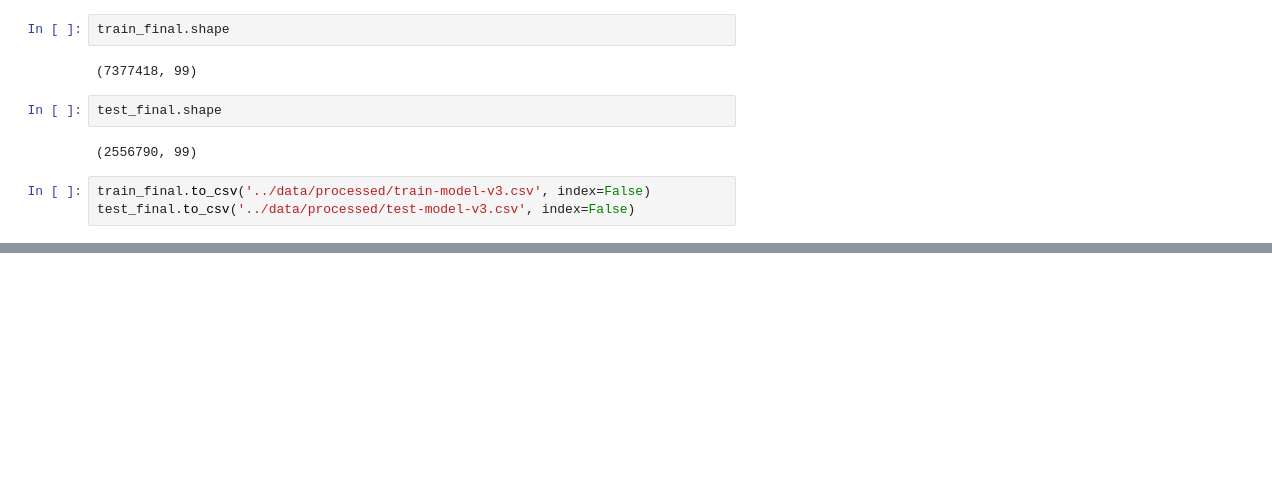
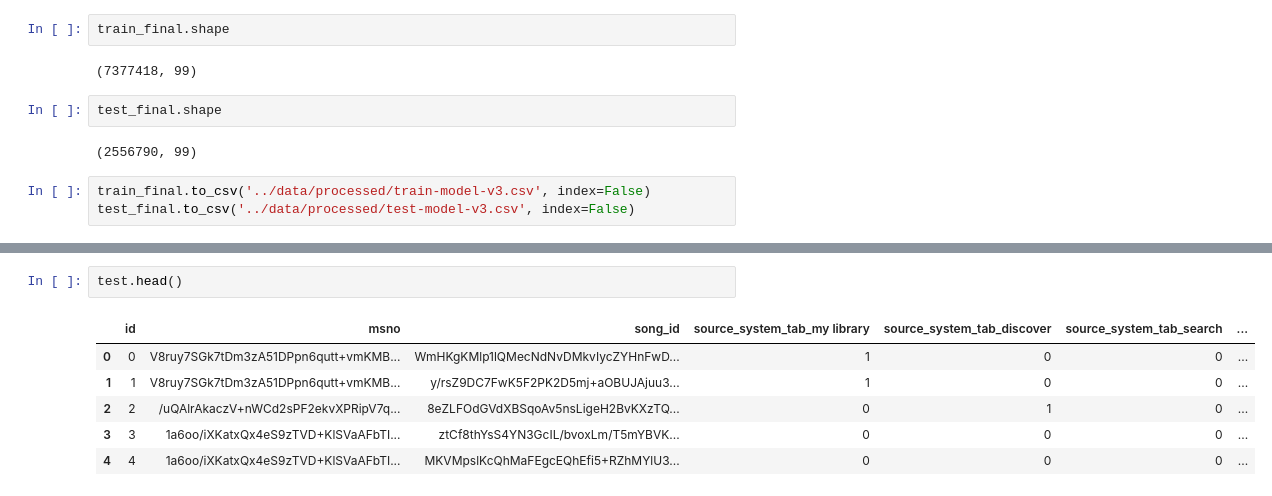
Before and after one commit to dhsong95/kaggle-kkbox-music-recommendation-challenge, a Jupyter notebook: model/Model-V3-NMF-AUC-Model.ipynb, the cells around one changed output, grey strips where cells are left out. Cells and saved outputs as stored; diff of their text form; blank space fills up the shorter version.

```diff
--- a/model/Model-V3-NMF-AUC-Model.ipynb
+++ b/model/Model-V3-NMF-AUC-Model.ipynb
@@ -753,0 +1071,9 @@ test_final.to_csv('../data/processed/test-model-v3.csv', index=False)
+# %%
+test.head()
+# %% [output]
+|  | id | msno | song_id | source_system_tab_my library | source_system_tab_discover | source_system_tab_search | ... |
+| 0 | 0 | V8ruy7SGk7tDm3zA51DPpn6qutt+vmKMB... | WmHKgKMlp1lQMecNdNvDMkvIycZYHnFwD... | 1 | 0 | 0 | ... |
+| 1 | 1 | V8ruy7SGk7tDm3zA51DPpn6qutt+vmKMB... | y/rsZ9DC7FwK5F2PK2D5mj+aOBUJAjuu3... | 1 | 0 | 0 | ... |
+| 2 | 2 | /uQAlrAkaczV+nWCd2sPF2ekvXPRipV7q... | 8eZLFOdGVdXBSqoAv5nsLigeH2BvKXzTQ... | 0 | 1 | 0 | ... |
+| 3 | 3 | 1a6oo/iXKatxQx4eS9zTVD+KlSVaAFbTI... | ztCf8thYsS4YN3GcIL/bvoxLm/T5mYBVK... | 0 | 0 | 0 | ... |
+| 4 | 4 | 1a6oo/iXKatxQx4eS9zTVD+KlSVaAFbTI... | MKVMpslKcQhMaFEgcEQhEfi5+RZhMYlU3... | 0 | 0 | 0 | ... |
```
Also changed, not shown: parts of 49 cells of this notebook, 1 other file.
